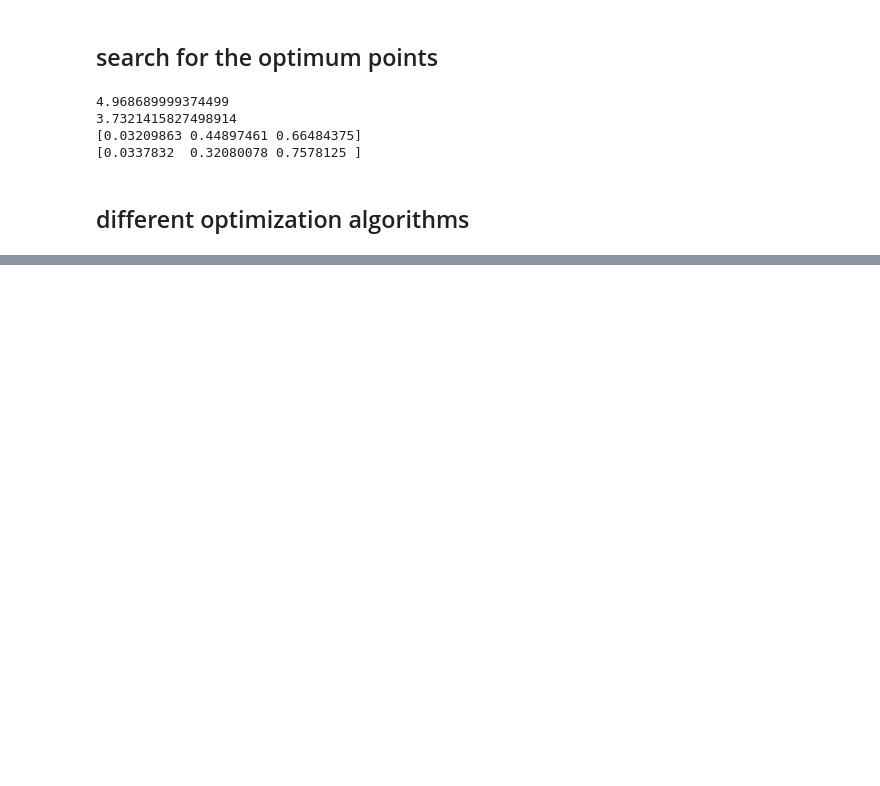
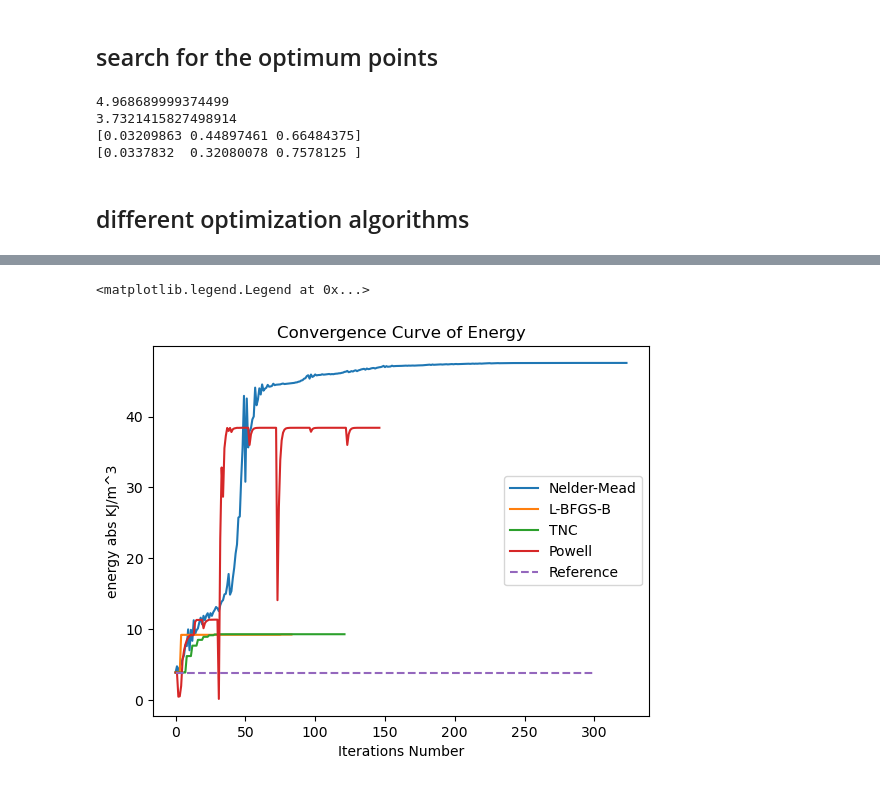
Before and after one commit to justinmiller33/3dasm_project, a Jupyter notebook: Part4.ipynb, the cells around one changed output, grey strips where cells are left out. Saved outputs shown, nothing was run; the diff lists cells and outputs as text; code cells hidden in the pictures; blank space fills up the shorter version.

```diff
--- a/Part4.ipynb
+++ b/Part4.ipynb
@@ -518,0 +539,14 @@ plt.plot(energy_converge_space)
+# %%
+plt.plot(energy_converge_space_NM,label='Nelder-Mead')
+plt.plot(energy_converge_space_BFGS,label='L-BFGS-B')
+plt.plot(energy_converge_space_TNC,label='TNC')
+plt.plot(energy_converge_space_Powell,label='Powell')
+
+plt.plot([0,300],[3.732,3.732],'--',label='Reference')
+plt.xlabel('Iterations Number')
+plt.ylabel('energy abs KJ/m^3')
+plt.title('Convergence Curve of Energy')
+plt.legend()
+# %% [output]
+<matplotlib.legend.Legend at 0x...>
+[figure, added]
```
Also changed, not shown: parts of 14 cells of this notebook, 2 other files.
